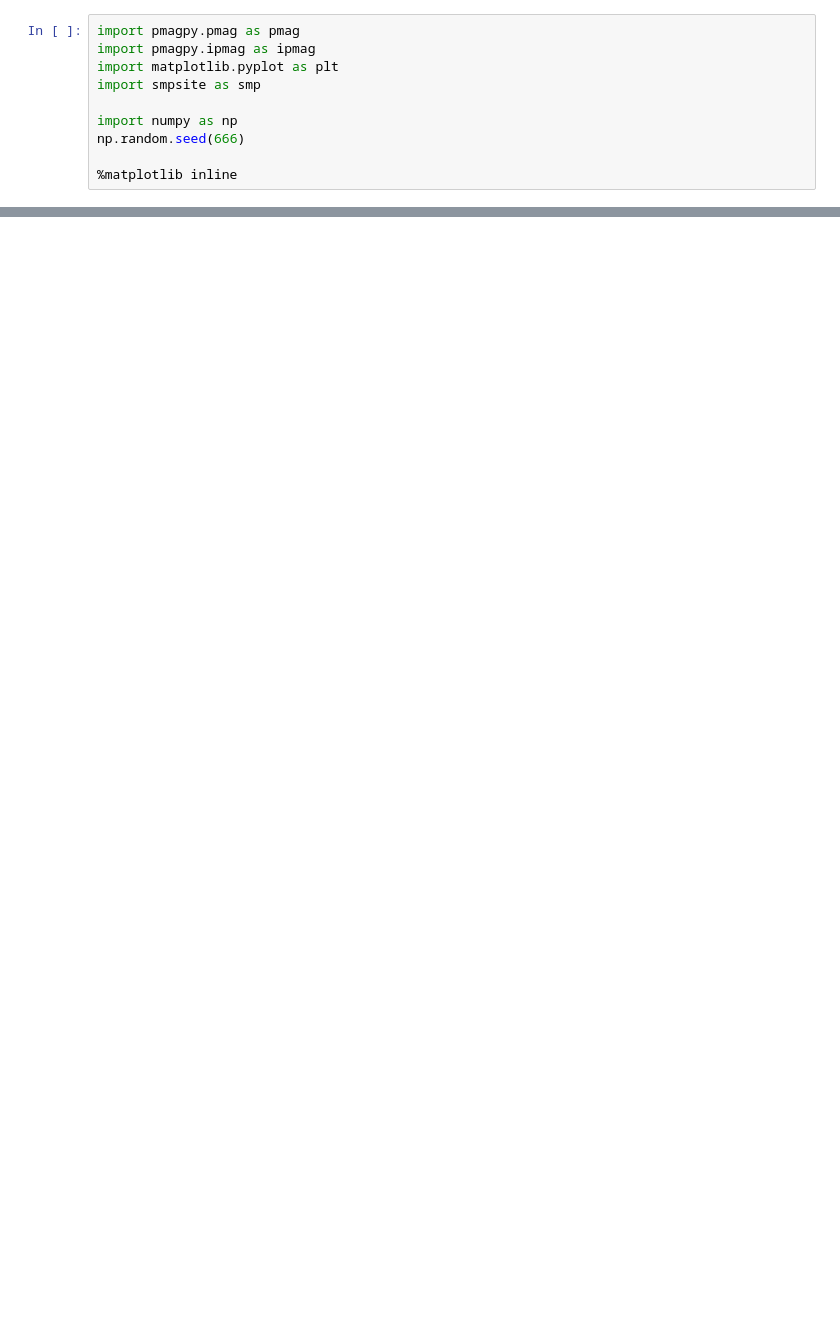
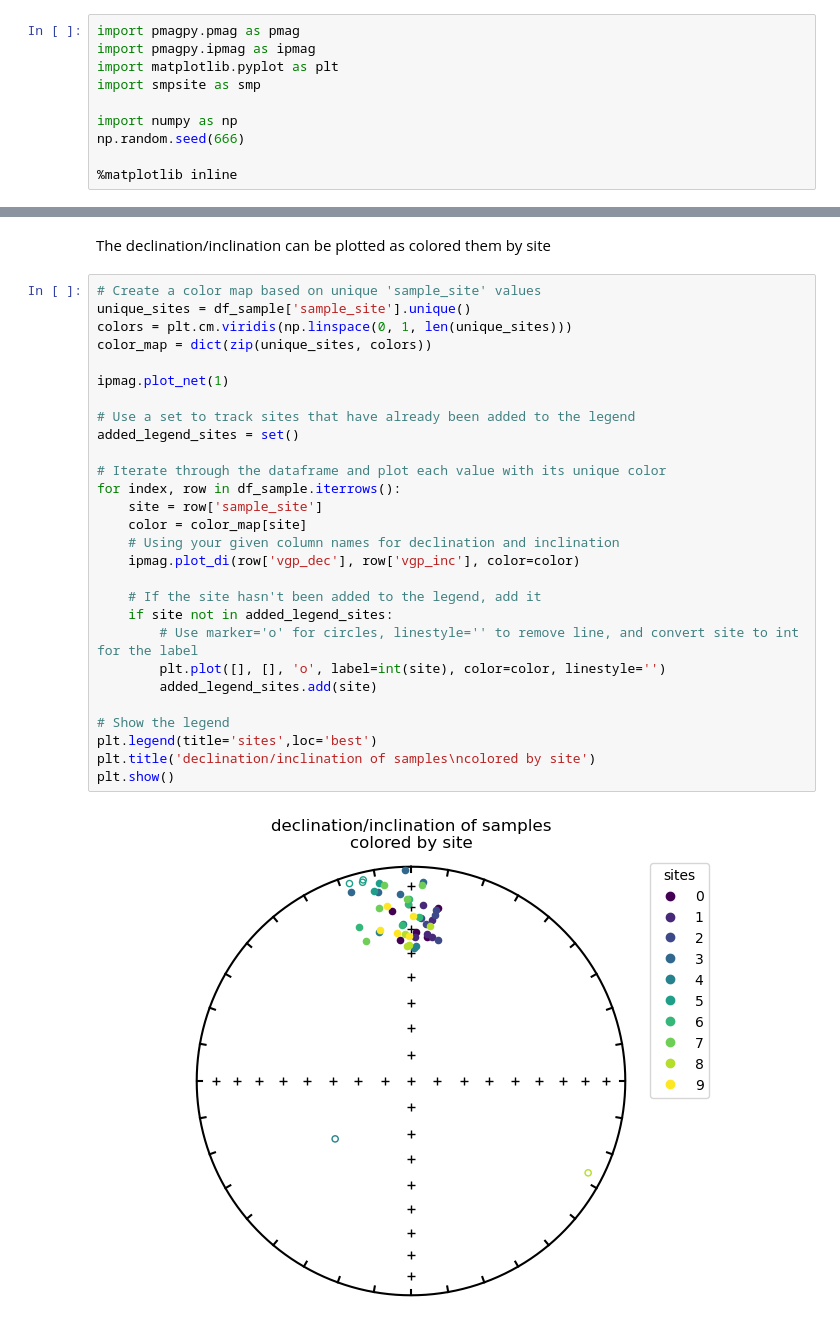
Before and after one commit to PolarWandering/PaleoSampling, a Jupyter notebook: _sources/notebooks/Sampling_example.ipynb, the cells around one changed output, grey strips where cells are left out. Drawn from its saved outputs; the diff is of its cells as text; blank space fills up the shorter version.

```diff
--- a/_sources/notebooks/Sampling_example.ipynb
+++ b/_sources/notebooks/Sampling_example.ipynb
@@ -48,0 +66,32 @@ ipmag.plot_di(dec=df_sample.vgp_long.values, inc=df_sample.vgp_lat.values)
+# %% [markdown]
+The declination/inclination can be plotted as colored them by site
+# %%
+# Create a color map based on unique 'sample_site' values
+unique_sites = df_sample['sample_site'].unique()
+colors = plt.cm.viridis(np.linspace(0, 1, len(unique_sites)))
+color_map = dict(zip(unique_sites, colors))
+
+ipmag.plot_net(1)
+
+# Use a set to track sites that have already been added to the legend
+added_legend_sites = set()
+
+# Iterate through the dataframe and plot each value with its unique color
+for index, row in df_sample.iterrows():
+    site = row['sample_site']
+    color = color_map[site]
+    # Using your given column names for declination and inclination
+    ipmag.plot_di(row['vgp_dec'], row['vgp_inc'], color=color)
+
+    # If the site hasn't been added to the legend, add it
+    if site not in added_legend_sites:
+        # Use marker='o' for circles, linestyle='' to remove line, and convert site to int for the label
+        plt.plot([], [], 'o', label=int(site), color=color, linestyle='')
+        added_legend_sites.add(site)
+
+# Show the legend
+plt.legend(title='sites',loc='best')
+plt.title('declination/inclination of samples\ncolored by site')
+plt.show()
+# %% [output]
+[figure, added]
```
Also changed, not shown: parts of 11 cells of this notebook, 8 other files.
